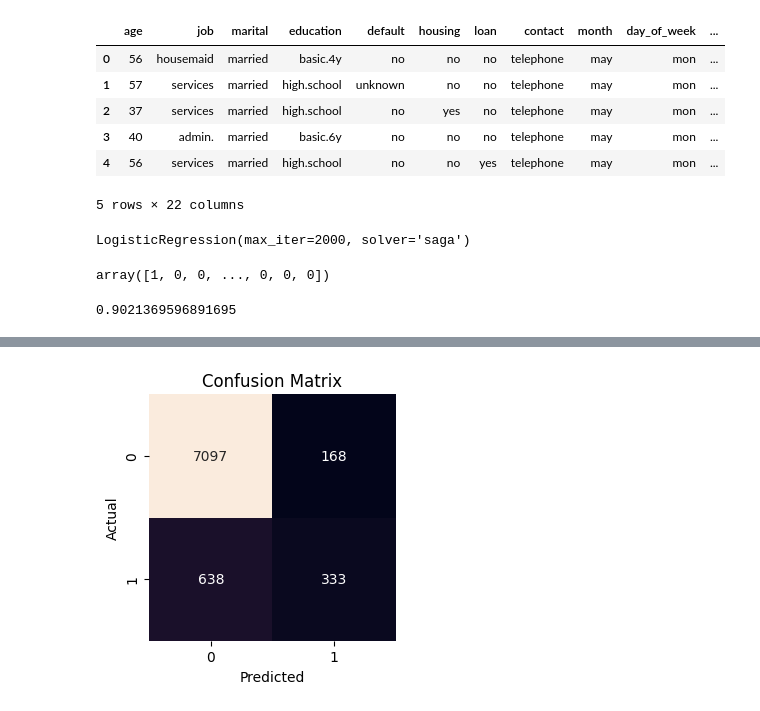
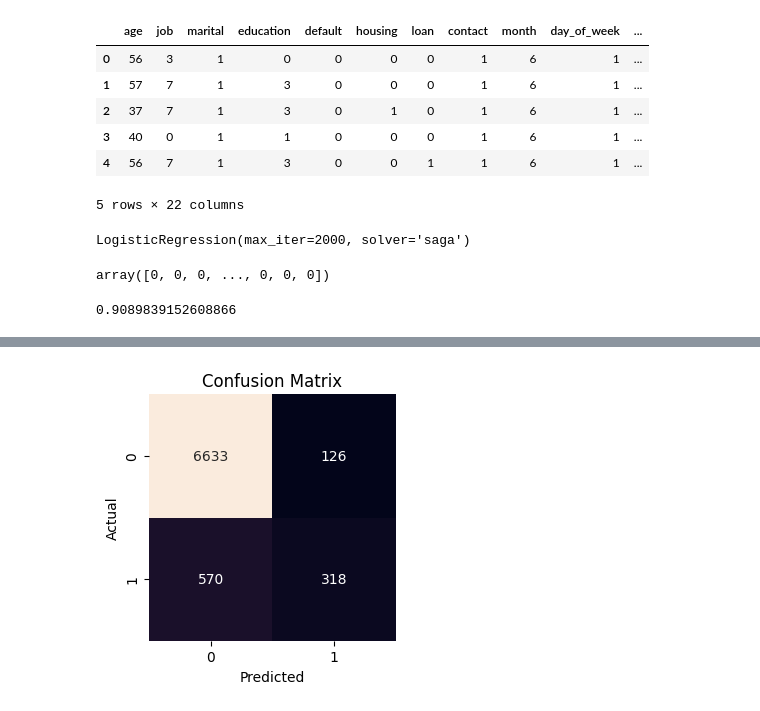
Before and after one commit to JCMiriam/4Geeks_logistic_regression, a Jupyter notebook: src/3-logistic-regression-model.ipynb, the cells around one changed output, grey strips where cells are left out. Drawn from its saved outputs; the diff is of its cells as text; code cells hidden in the pictures.

```diff
--- a/src/3-logistic-regression-model.ipynb
+++ b/src/3-logistic-regression-model.ipynb
@@ -9,15 +9,15 @@ from sklearn.linear_model import LogisticRegression
 from sklearn.preprocessing import StandardScaler
 from sklearn.metrics import accuracy_score, confusion_matrix
 # %%
-main_df = pd.read_csv('../data/raw/clean_df.csv')
+main_df = pd.read_csv('../data/processed/PROCESSED_DF.csv')
 main_df.head()
 # %% [output]
 |  | age | job | marital | education | default | housing | loan | contact | month | day_of_week | ... |
-| 0 | 56 | housemaid | married | basic.4y | no | no | no | telephone | may | mon | ... |
-| 1 | 57 | services | married | high.school | unknown | no | no | telephone | may | mon | ... |
-| 2 | 37 | services | married | high.school | no | yes | no | telephone | may | mon | ... |
-| 3 | 40 | admin. | married | basic.6y | no | no | no | telephone | may | mon | ... |
-| 4 | 56 | services | married | high.school | no | no | yes | telephone | may | mon | ... |
+| 0 | 56 | 3 | 1 | 0 | 0 | 0 | 0 | 1 | 6 | 1 | ... |
+| 1 | 57 | 7 | 1 | 3 | 0 | 0 | 0 | 1 | 6 | 1 | ... |
+| 2 | 37 | 7 | 1 | 3 | 0 | 1 | 0 | 1 | 6 | 1 | ... |
+| 3 | 40 | 0 | 1 | 1 | 0 | 0 | 0 | 1 | 6 | 1 | ... |
+| 4 | 56 | 7 | 1 | 3 | 0 | 0 | 1 | 1 | 6 | 1 | ... |
 5 rows × 22 columns
 # %%
 # Data split
@@ -62,8 +62,9 @@ LogisticRegression(max_iter=2000, solver='saga')
 y_pred = model.predict(X_test)
 y_pred
 # %% [output]
-array([1, 0, 0, ..., 0, 0, 0])
+array([0, 0, 0, ..., 0, 0, 0])
-# %%
-accuracy_score(y_test, y_pred)
-# %% [output]
-0.9021369596891695
+# %%
+accuracy_test = accuracy_score(y_test, y_pred)
+print(accuracy_test)
+# %% [output]
+0.9089839152608866
```
Also changed, not shown: parts of 3 cells of this notebook, 3 other files.
